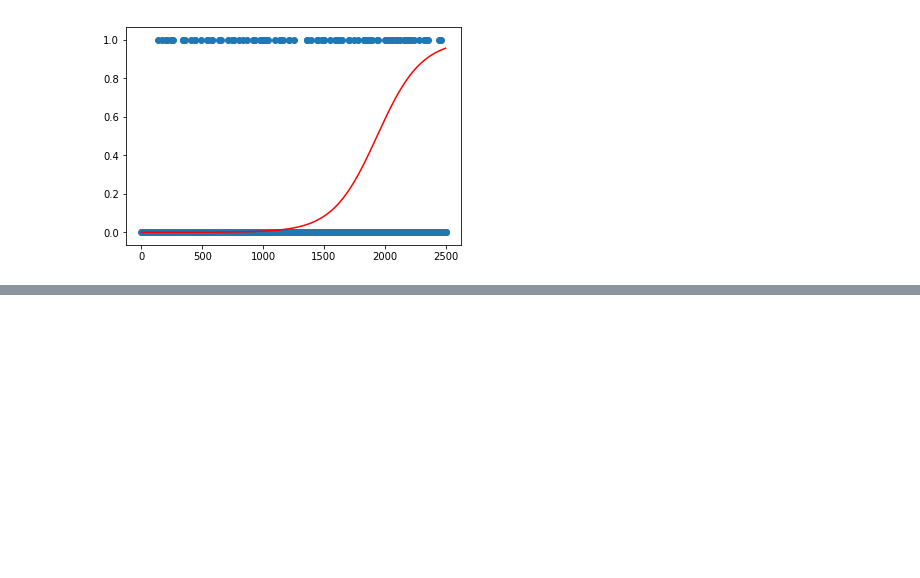
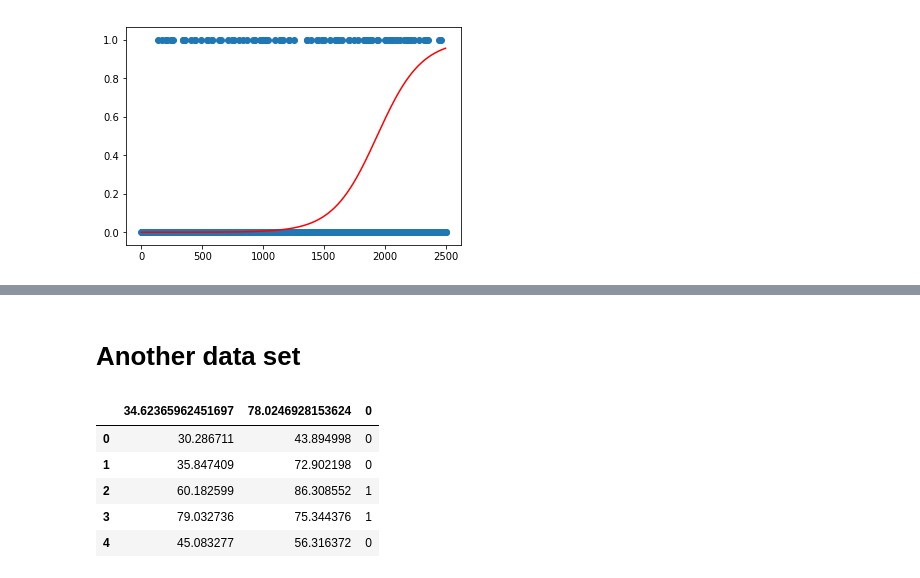
Before and after one commit to nessBautista/ML_Notebook, a Jupyter notebook: basicTheory/LogisticRegression.ipynb, the cells around one changed output, grey strips where cells are left out. Saved outputs shown, nothing was run; the diff lists cells and outputs as text; code cells hidden in the pictures; blank space fills up the shorter version.

```diff
--- a/basicTheory/LogisticRegression.ipynb
+++ b/basicTheory/LogisticRegression.ipynb
@@ -49,0 +48,12 @@ plt.plot(x_sigmoid, y_sigmoid)
+# %% [markdown]
+# Another data set
+# %%
+data = pd.read_csv('/Users/ness/Projects/DataSources/marks.txt')
+data.head()
+# %% [output]
+|  | 34.62365962451697 | 78.0246928153624 | 0 |
+| 0 | 30.286711 | 43.894998 | 0 |
+| 1 | 35.847409 | 72.902198 | 0 |
+| 2 | 60.182599 | 86.308552 | 1 |
+| 3 | 79.032736 | 75.344376 | 1 |
+| 4 | 45.083277 | 56.316372 | 0 |
```
Also changed, not shown: parts of 8 cells of this notebook.
